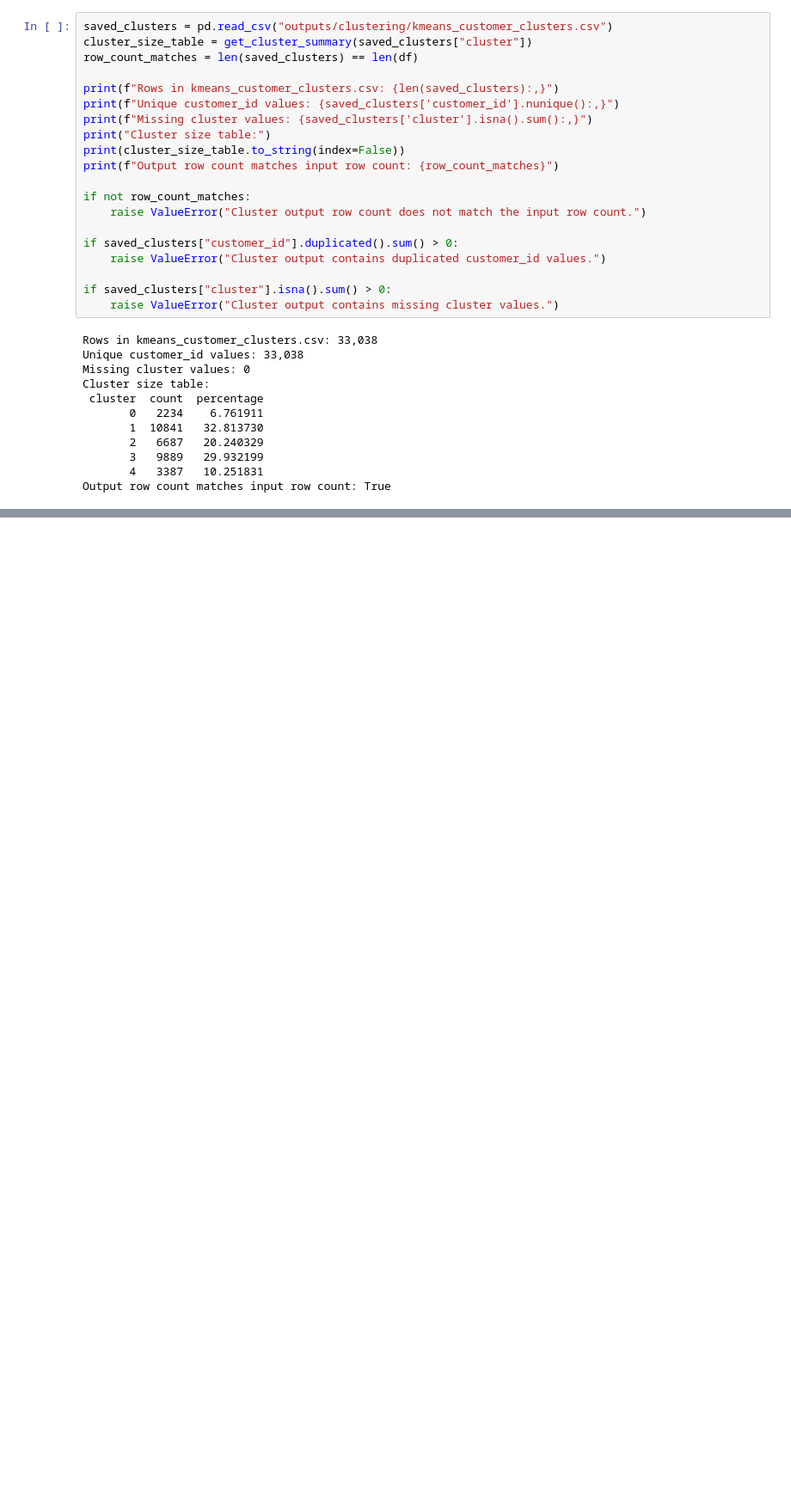
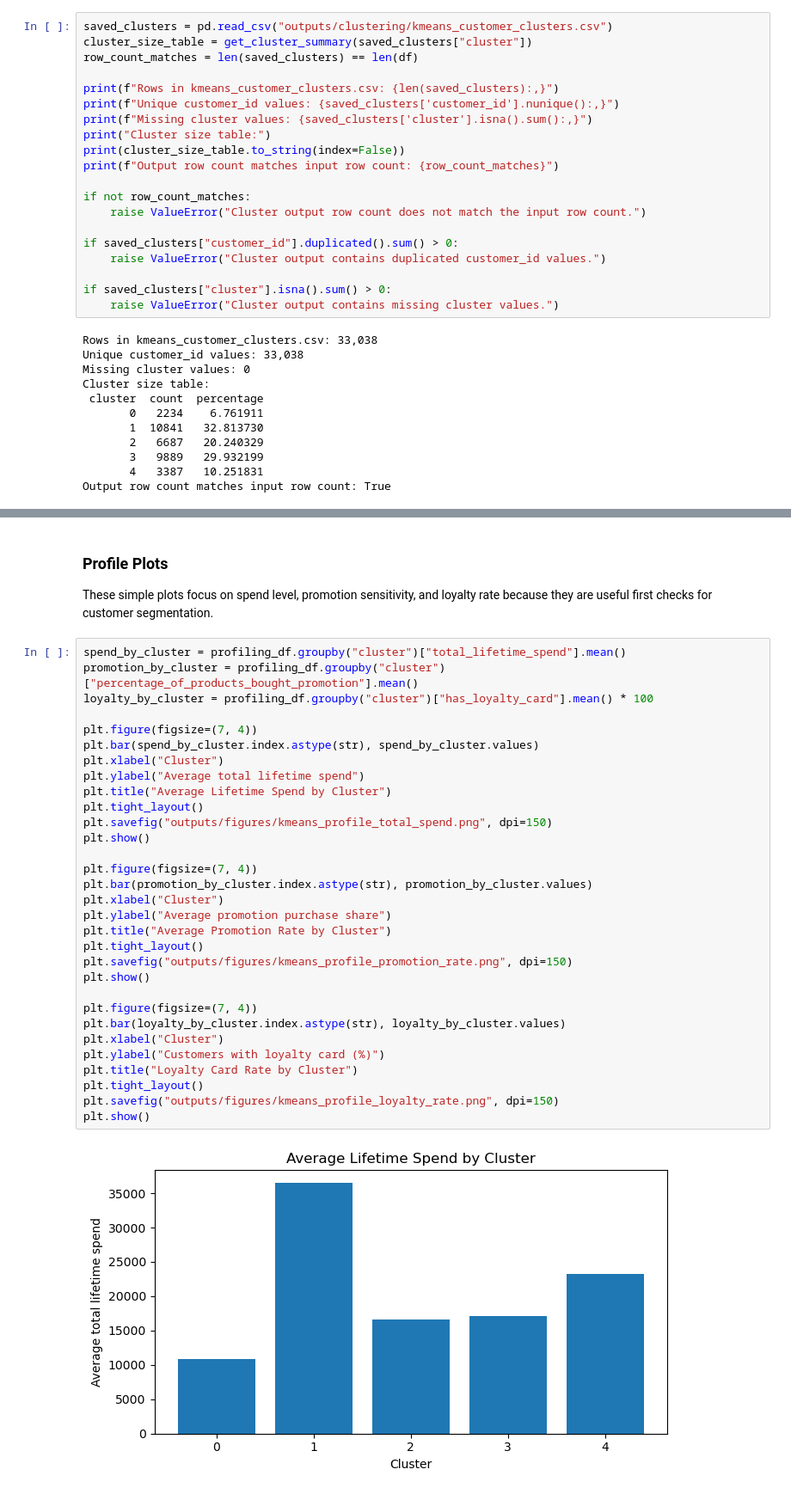
Before and after one commit to pedromariaanf-a11y/Unsupervised-Learning, a Jupyter notebook: notebooks/05_kmeans_baseline.ipynb, the cells around one changed output, grey strips where cells are left out. Shown at 86% size. Drawn from its saved outputs; the diff is of its cells as text; blank space fills up the shorter version.

```diff
--- a/notebooks/05_kmeans_baseline.ipynb
+++ b/notebooks/05_kmeans_baseline.ipynb
@@ -284,0 +402,37 @@ Output row count matches input row count: True
+# %% [markdown]
+### Profile Plots
+
+These simple plots focus on spend level, promotion sensitivity, and loyalty rate because they are useful first checks for customer segmentation.
+# %%
+spend_by_cluster = profiling_df.groupby("cluster")["total_lifetime_spend"].mean()
+promotion_by_cluster = profiling_df.groupby("cluster")["percentage_of_products_bought_promotion"].mean()
+loyalty_by_cluster = profiling_df.groupby("cluster")["has_loyalty_card"].mean() * 100
+
+plt.figure(figsize=(7, 4))
+plt.bar(spend_by_cluster.index.astype(str), spend_by_cluster.values)
+plt.xlabel("Cluster")
+plt.ylabel("Average total lifetime spend")
+plt.title("Average Lifetime Spend by Cluster")
+plt.tight_layout()
+plt.savefig("outputs/figures/kmeans_profile_total_spend.png", dpi=150)
+plt.show()
+
+plt.figure(figsize=(7, 4))
+plt.bar(promotion_by_cluster.index.astype(str), promotion_by_cluster.values)
+plt.xlabel("Cluster")
+plt.ylabel("Average promotion purchase share")
+plt.title("Average Promotion Rate by Cluster")
+plt.tight_layout()
+plt.savefig("outputs/figures/kmeans_profile_promotion_rate.png", dpi=150)
+plt.show()
+
+plt.figure(figsize=(7, 4))
+plt.bar(loyalty_by_cluster.index.astype(str), loyalty_by_cluster.values)
+plt.xlabel("Cluster")
+plt.ylabel("Customers with loyalty card (%)")
+plt.title("Loyalty Card Rate by Cluster")
+plt.tight_layout()
+plt.savefig("outputs/figures/kmeans_profile_loyalty_rate.png", dpi=150)
+plt.show()
+# %% [output]
+[figure, added]
```
Also changed, not shown: parts of 12 cells of this notebook, 13 other files.
